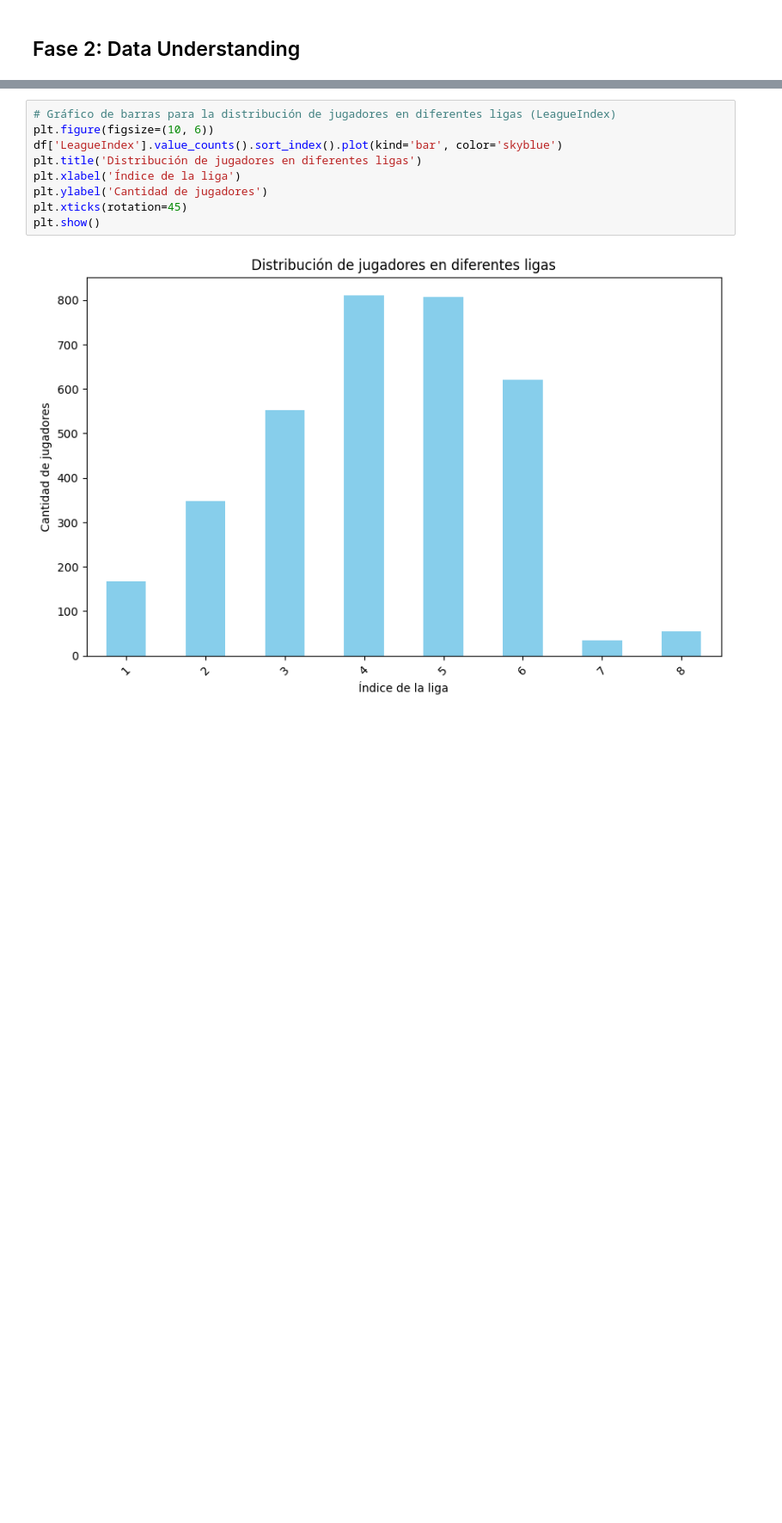
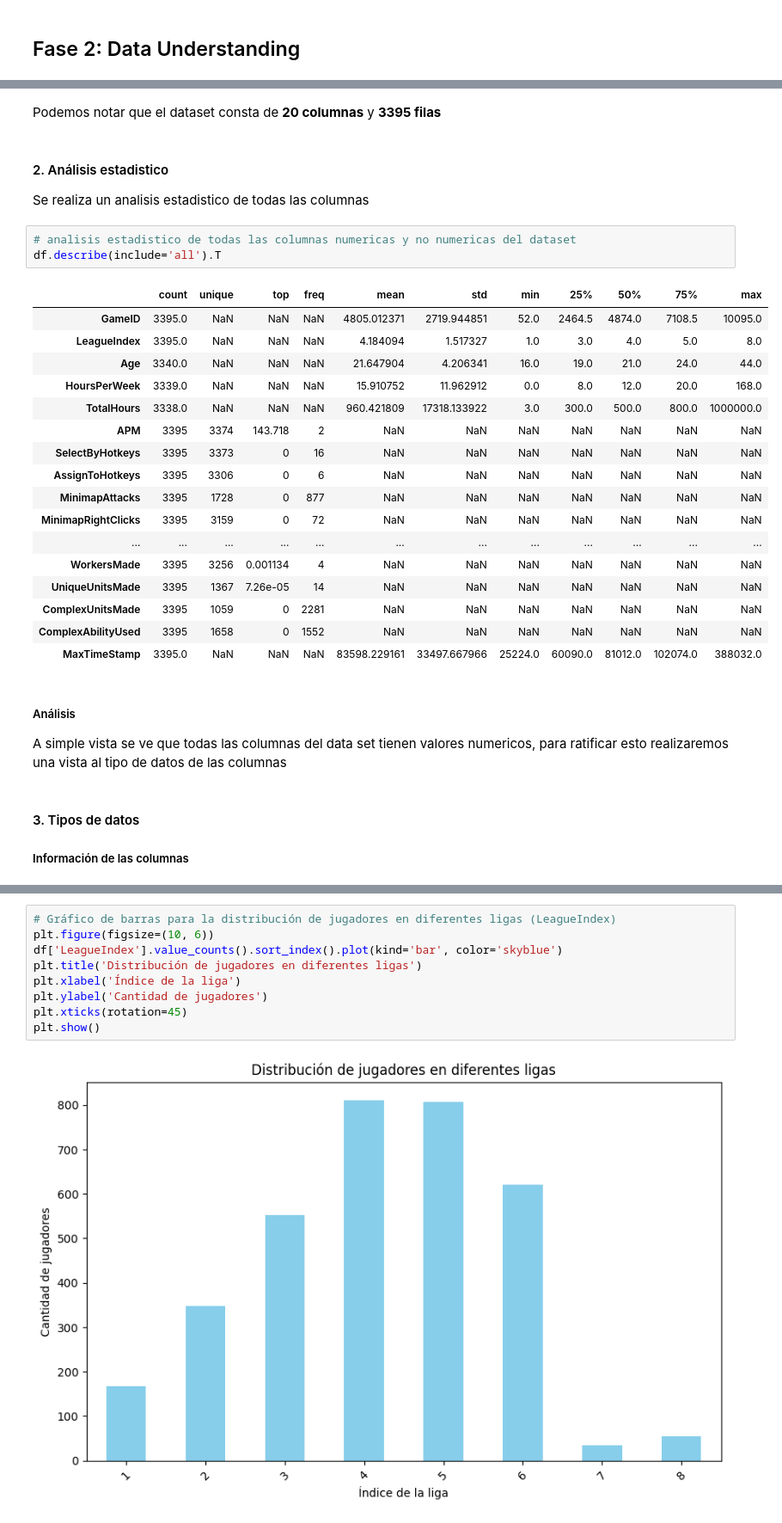
Before and after one commit to Nandocho8/Mineria, a Jupyter notebook: StarCraft.ipynb, the cells around one changed output, grey strips where cells are left out. Shown at 86% size. Cells and saved outputs as stored; diff of their text form; blank space fills up the shorter version.

```diff
--- a/StarCraft.ipynb
+++ b/StarCraft.ipynb
@@ -213,0 +118,34 @@ Valores únicos:
+# %% [markdown]
+Podemos notar que el dataset consta de **20 columnas** y **3395 filas**
+# %% [markdown]
+#### 2. Análisis estadistico
+
+Se realiza un analisis estadistico de todas las columnas
+# %%
+# analisis estadistico de todas las columnas numericas y no numericas del dataset
+df.describe(include='all').T
+# %% [output]
+|  | count | unique | top | freq | mean | std | min | 25% | 50% | 75% | max |
+| GameID | 3395.0 | NaN | NaN | NaN | 4805.012371 | 2719.944851 | 52.0 | 2464.5 | 4874.0 | 7108.5 | 10095.0 |
+| LeagueIndex | 3395.0 | NaN | NaN | NaN | 4.184094 | 1.517327 | 1.0 | 3.0 | 4.0 | 5.0 | 8.0 |
+| Age | 3340.0 | NaN | NaN | NaN | 21.647904 | 4.206341 | 16.0 | 19.0 | 21.0 | 24.0 | 44.0 |
+| HoursPerWeek | 3339.0 | NaN | NaN | NaN | 15.910752 | 11.962912 | 0.0 | 8.0 | 12.0 | 20.0 | 168.0 |
+| TotalHours | 3338.0 | NaN | NaN | NaN | 960.421809 | 17318.133922 | 3.0 | 300.0 | 500.0 | 800.0 | 1000000.0 |
+| APM | 3395 | 3374 | 143.718 | 2 | NaN | NaN | NaN | NaN | NaN | NaN | NaN |
+| SelectByHotkeys | 3395 | 3373 | 0 | 16 | NaN | NaN | NaN | NaN | NaN | NaN | NaN |
+| AssignToHotkeys | 3395 | 3306 | 0 | 6 | NaN | NaN | NaN | NaN | NaN | NaN | NaN |
+| MinimapAttacks | 3395 | 1728 | 0 | 877 | NaN | NaN | NaN | NaN | NaN | NaN | NaN |
+| MinimapRightClicks | 3395 | 3159 | 0 | 72 | NaN | NaN | NaN | NaN | NaN | NaN | NaN |
+| ... | ... | ... | ... | ... | ... | ... | ... | ... | ... | ... | ... |
+| WorkersMade | 3395 | 3256 | 0.001134 | 4 | NaN | NaN | NaN | NaN | NaN | NaN | NaN |
+| UniqueUnitsMade | 3395 | 1367 | 7.26e-05 | 14 | NaN | NaN | NaN | NaN | NaN | NaN | NaN |
+| ComplexUnitsMade | 3395 | 1059 | 0 | 2281 | NaN | NaN | NaN | NaN | NaN | NaN | NaN |
+| ComplexAbilityUsed | 3395 | 1658 | 0 | 1552 | NaN | NaN | NaN | NaN | NaN | NaN | NaN |
+| MaxTimeStamp | 3395.0 | NaN | NaN | NaN | 83598.229161 | 33497.667966 | 25224.0 | 60090.0 | 81012.0 | 102074.0 | 388032.0 |
+# %% [markdown]
+##### Análisis
+A simple vista se ve que todas las columnas del data set tienen valores numericos, para ratificar esto realizaremos una vista al tipo de datos de las columnas
+# %% [markdown]
+#### 3. Tipos de datos
+
+##### Información de las columnas
```
Also changed, not shown: parts of 55 cells of this notebook.
